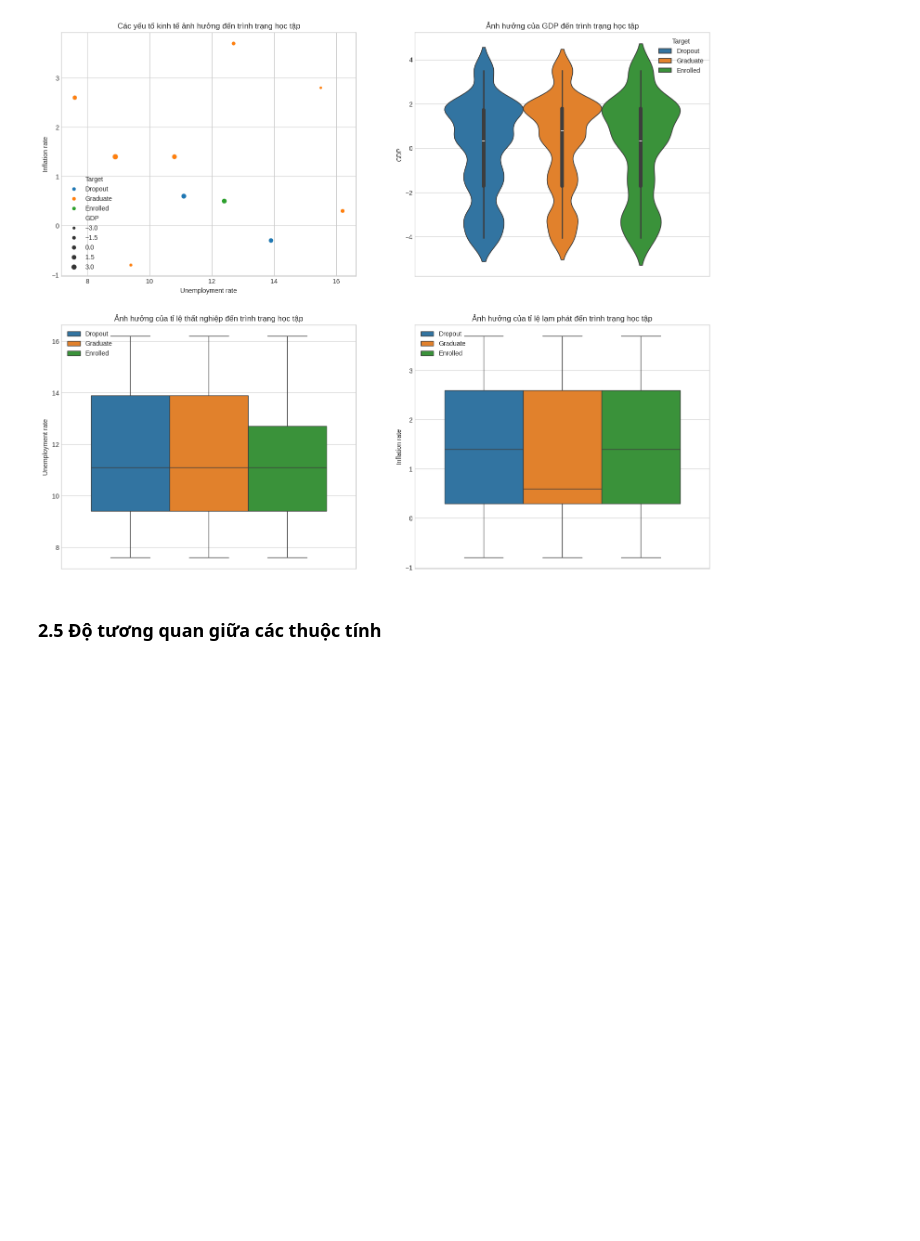
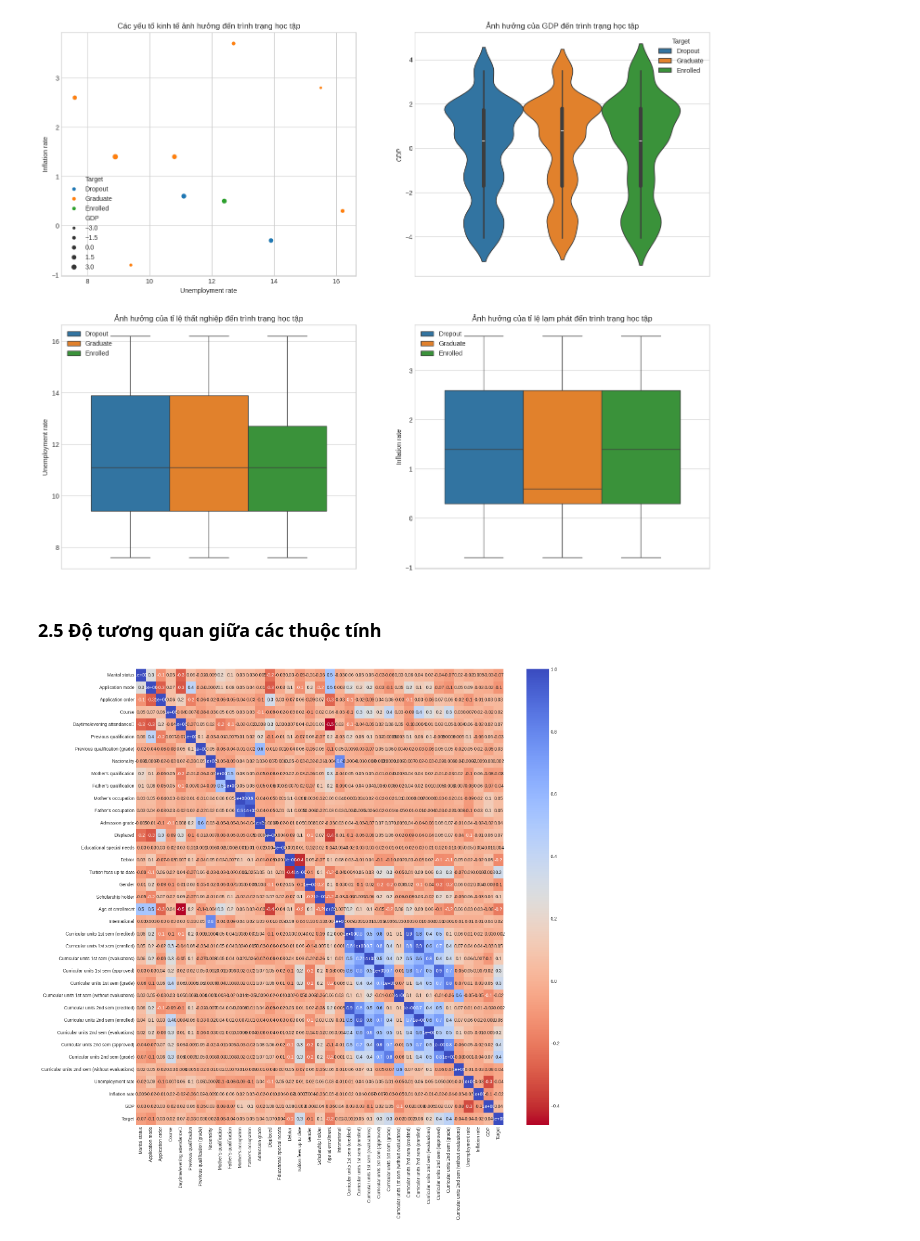
Before and after one commit to lngquoctrung/predict-student-dropout-academic-success-machine-learning, a Jupyter notebook: notebook.ipynb, the cells around one changed output. Saved outputs shown, nothing was run; the diff lists cells and outputs as text; code cells hidden in the pictures; blank space fills up the shorter version.

```diff
--- a/notebook.ipynb
+++ b/notebook.ipynb
@@ -314,7 +325,10 @@ plt.show()
 ### **2.5 Độ tương quan giữa các thuộc tính**
 # %%
 df_encoded = df.apply(lambda x: pd.factorize(x)[0] if x.dtype == 'object' else x)
-
-plt.figure(figsize=(18, 18))
-sns.heatmap(data=df_encoded.corr(), cmap='coolwarm_r', fmt='.2', annot=True)
-plt.show()
+df_corr = df_encoded.corr()
+# %%
+plt.figure(figsize=(18, 18))
+sns.heatmap(data=df_corr, cmap='coolwarm_r', fmt='.1', annot=True)
+plt.show()
+# %% [output]
+[figure, added]
```
Also changed, not shown: parts of 53 cells of this notebook.
